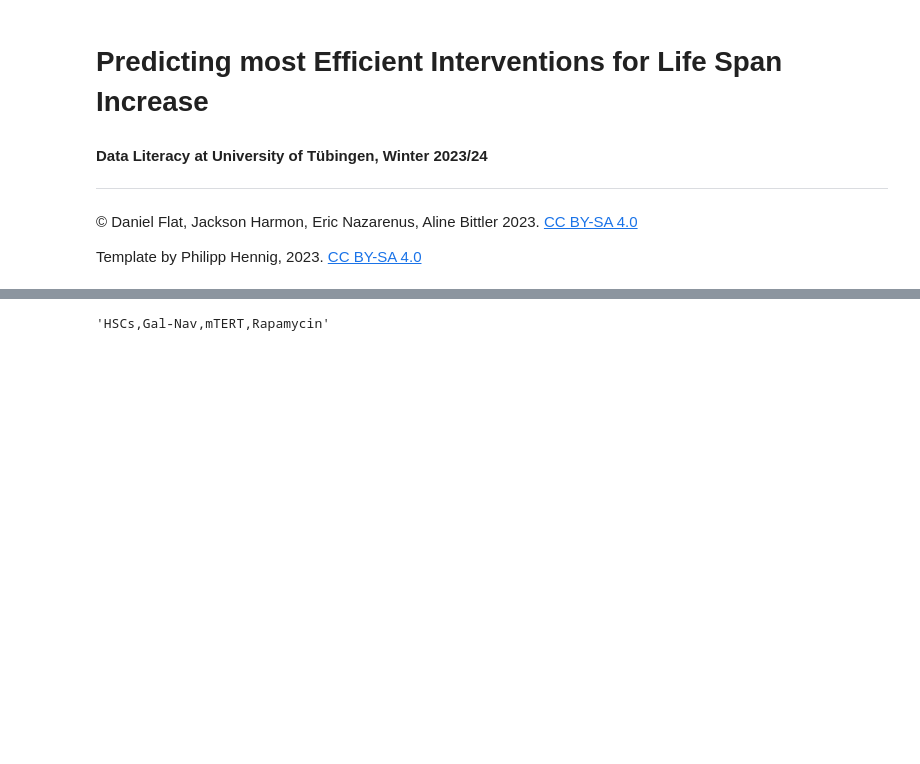
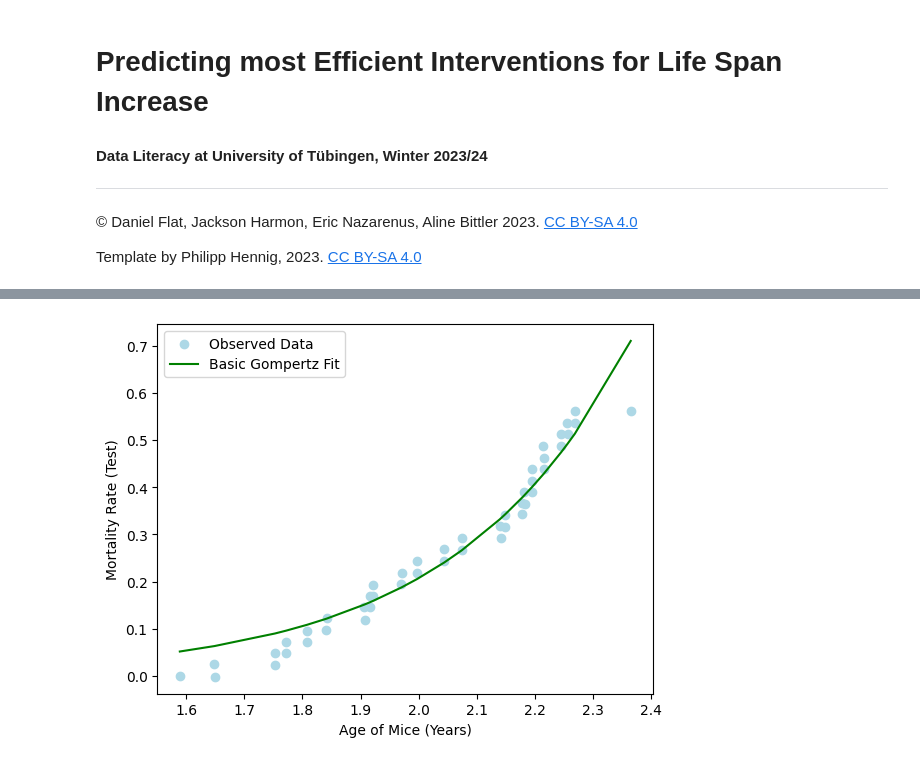
Before and after one commit to shs2017/Data-Literacy, a Jupyter notebook: exp/Lifespans_ITP1_df.ipynb, the cells around one changed output, grey strips where cells are left out. Drawn from its saved outputs; the diff is of its cells as text; code cells hidden in the pictures; blank space fills up the shorter version.

Commit message:
(wip) fit data of one case

```diff
--- a/exp/Lifespans_ITP1_df.ipynb
+++ b/exp/Lifespans_ITP1_df.ipynb
@@ -78,22 +79,23 @@ def create_one_removed_key(key: str, intervention_list: []) -> []:
     removed_intervention_list = []
     for intervention in intervention_list:
         if intervention != removed_key:
-            removed_intervention_list.append(removed_key)
+            removed_intervention_list.append(intervention)
 
     return removed_intervention_list
 
 def create_intervention_list_from_group(key: str, intervention_list: []):
-        if key == ALL_GROUP:
-            return intervention_list
-        elif key == CONTROL_GROUP:
-            return []
-        elif is_one_removed_intervention(key):
-            return create_one_removed_key(key, intervention_list)
-        else:
-            return key
+    new_intervention_list = None
 
-def create_standard_key_from_intevention_list(interventions):
-    return ','.join(interventions)
+    if key == ALL_GROUP:
+        new_intervention_list = intervention_list
+    elif key == CONTROL_GROUP:
+        new_intervention_list = []
+    elif is_one_removed_intervention(key):
+        new_intervention_list = create_one_removed_key(key, intervention_list)
+    else:
+        new_intervention_list = [key]
+
+    return ','.join(new_intervention_list)
 # %%
 def load_csv(path):
     return pd.read_csv(
@@ -106,19 +108,15 @@ def load_csv(path):
             )
 
 
-def create_dataset_by_category(category_path: dict):
+def create_dataset_by_category(category_path: dict, single_interventions: []):
     datasets = {}
     for key, path in category_path.items():
-        datasets[key] = load_csv(path)
+        new_key = create_intervention_list_from_group(key, single_interventions)
+        datasets[new_key] = load_csv(path)
     return datasets
 
-# create_dataset_by_category(female_dataset_paths)
 dataset_mapping = create_dataset_mapping(DATASET_DIRECTORY, SEX_CATEGORIES)
 female_dataset_paths = dataset_mapping[FEMALE]
+female_single_interventions = extract_single_interventions(female_dataset_paths)
 
-SINGLE_INTERVENTIONS = extract_single_interventions(female_dataset_paths)
-
-create_standard_key_from_intevention_list(SINGLE_INTERVENTIONS)
-# female_dataset_paths
+female_dataset = create_dataset_by_category(female_dataset_paths, female_single_interventions)
-# %% [output]
-'HSCs,Gal-Nav,mTERT,Rapamycin'
@@ -140,0 +161,12 @@ female_df
+# %%
+def plot_fitted_gompertz_curve(ages, mortality_rate, predicted_mortality_rate, title: str) -> None:
+    plt.scatter(ages, mortality_rate, label='Observed Data', color=COLOR_MAP[0])
+    plt.plot(ages, predicted_mortality, label='Basic Gompertz Fit', color=COLOR_MAP[1])
+    plt.xlabel('Age of Mice (Years)')
+    plt.ylabel(f'Mortality Rate ({title})')
+    plt.legend()
+    plt.show()
+
+plot_fitted_gompertz_curve(ages, mortality_rate, predicted_mortality, 'Test')
+# %% [output]
+[figure, added]
```
Also changed, not shown: parts of 4 cells of this notebook.
